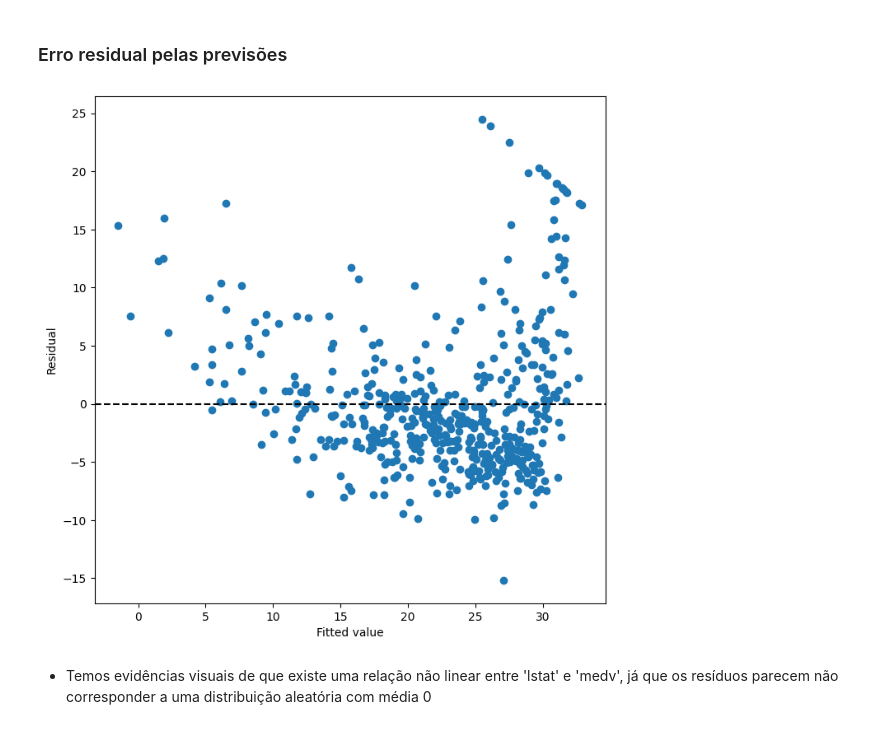
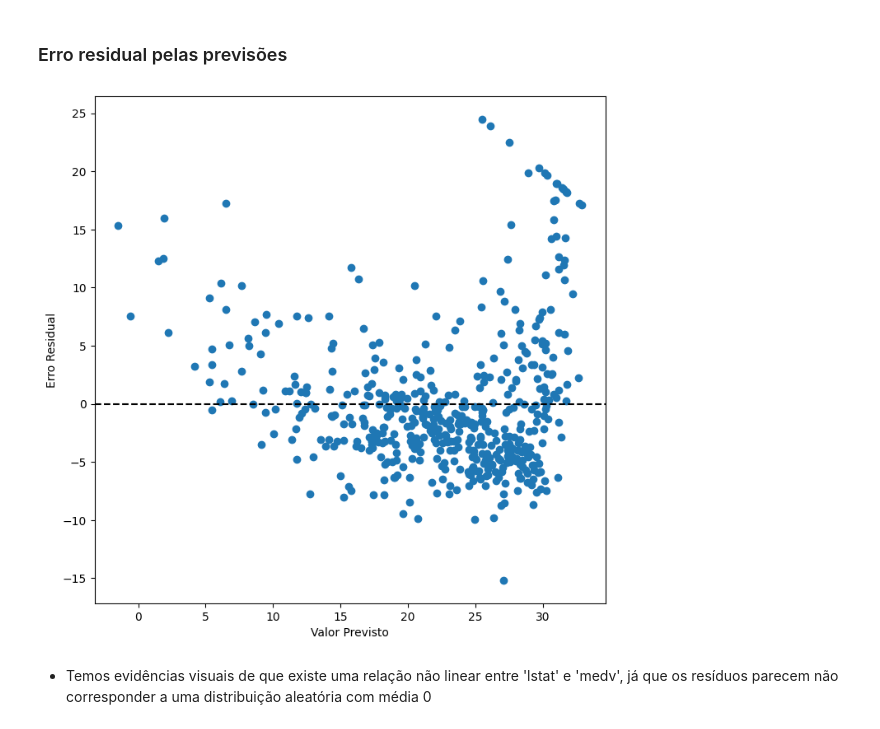
Before and after one commit to FernandoLKS/Laboratorios-Livro-ISLP, a Jupyter notebook: Lab. Regressão Linear/Lab.LinearRegression.ipynb, the cells around one changed output. Cells and saved outputs as stored; diff of their text form; code cells hidden in the pictures.

```diff
--- a/Lab. Regressão Linear/Lab.LinearRegression.ipynb
+++ b/Lab. Regressão Linear/Lab.LinearRegression.ipynb
@@ -171,11 +171,11 @@ abline(ax, results.params[0], results.params[1], 'r--', linewidth=3)
 # %%
 ax = plt.subplots(figsize=(8,8))[1]
 ax.scatter(results.fittedvalues, results.resid)
-ax.set_xlabel('Fitted value')
-ax.set_ylabel('Residual')
+ax.set_xlabel('Valor Previsto')
+ax.set_ylabel('Erro Residual')
 ax.axhline(0, c='k',ls='--');
 # %% [output]
-[figure, old version]
+[figure, new version]
 # %% [markdown]
 - Temos evidências visuais de que existe uma relação não linear entre 'lstat' e 'medv', já que os resíduos parecem não corresponder a uma distribuição aleatória com média 0
 # %% [markdown]
```
Also changed, not shown: parts of 23 cells of this notebook.
